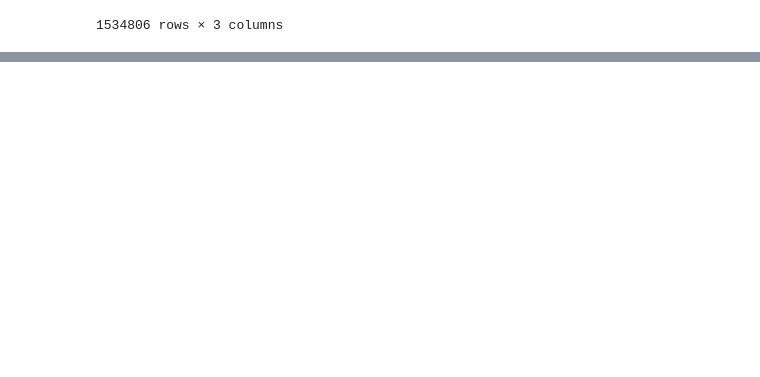
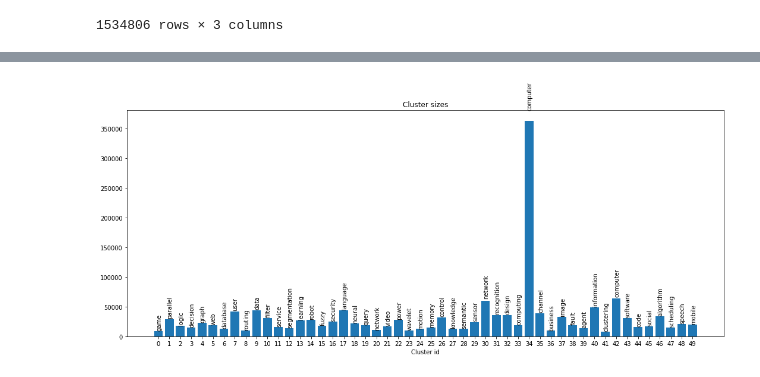
Before and after one commit to MADE-TEAM-PROJECT-1/clusterization_model, a Jupyter notebook: clusterization.ipynb, the cells around one changed output, grey strips where cells are left out. Saved outputs shown, nothing was run; the diff lists cells and outputs as text; code cells hidden in the pictures; blank space fills up the shorter version.

```diff
--- a/clusterization.ipynb
+++ b/clusterization.ipynb
@@ -85,0 +89,6 @@ articles
+# %%
+from nltk.stem.porter import PorterStemmer
+porter = PorterStemmer()
+# %%
+%%time
+articles = articles.parallel_applymap(porter.stem)
@@ -139,0 +174,10 @@ Cluster 49: markov chain hidden supply models random stochastic processes carlo
+# %%
+cluster_names_counter = []
+
+for cluster_id in range(NUM_CLUSTERS):
+    cluster = articles.loc[np.argwhere(kmeans.labels_ == cluster_id).flatten()]
+    c = Counter(' '.join((cluster.keywords + ' ' + cluster.fos).values).split())
+    print(f'Cluster {cluster_id}: ', end='')
+    top_words = c.most_common(topK)
+    print(' '.join(pair[0] for pair in top_words))
+    cluster_names_counter.append(top_words[0][0])
@@ -139,0 +202,4 @@ Cluster 49: markov chain hidden supply models random stochastic processes carlo
+# %%
+plot_clusters(cluster_ids, cluster_sizes, cluster_names_counter)
+# %% [output]
+[figure, added]
```
Also changed, not shown: parts of 18 cells of this notebook.
